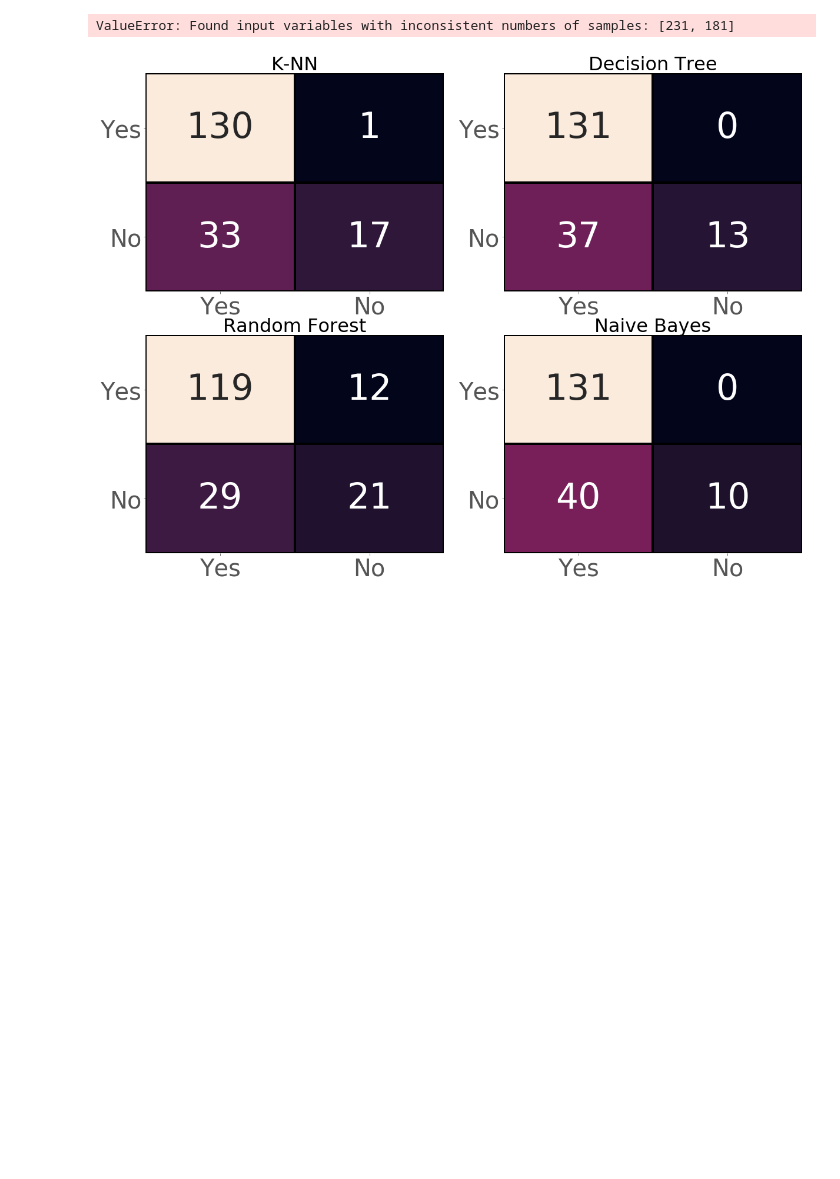
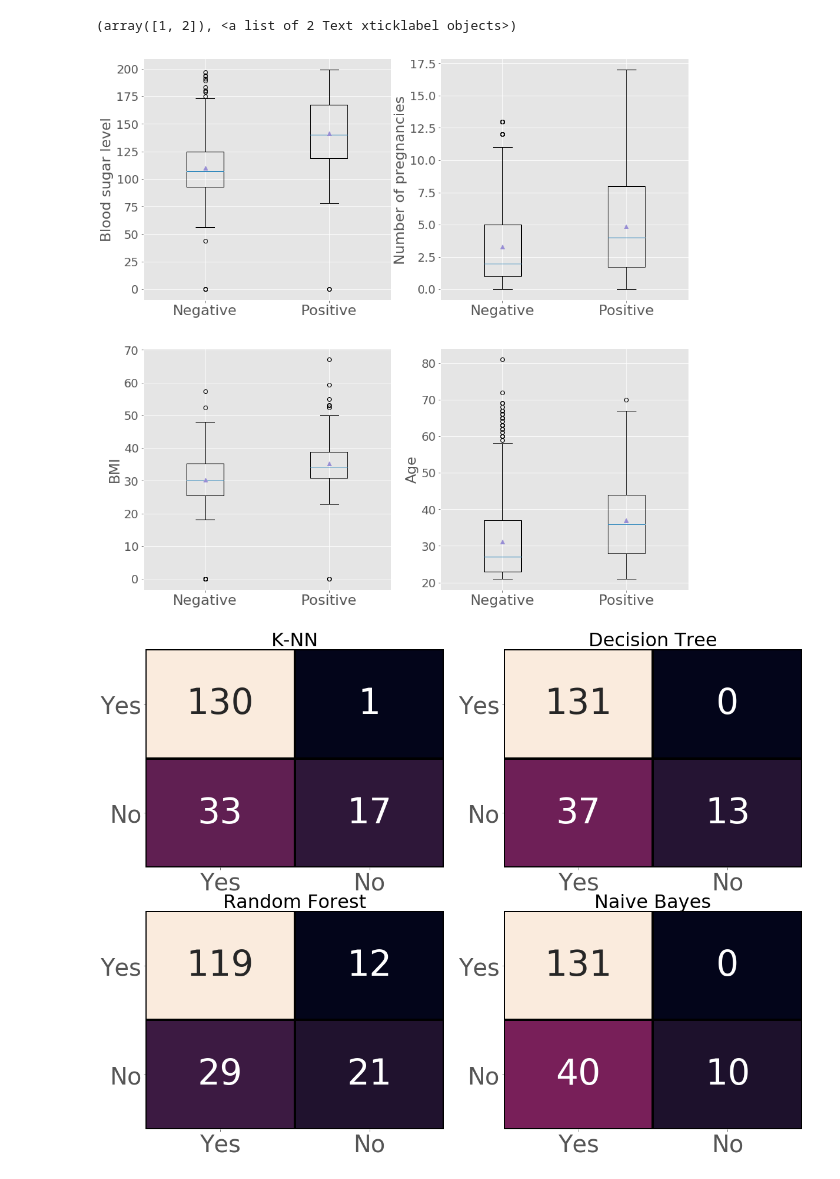
Before and after one commit to prantoamt/PIMA-Diabetes-Analysis-, a Jupyter notebook: PIMA.ipynb, the cells around one changed output. Saved outputs shown, nothing was run; the diff lists cells and outputs as text; code cells hidden in the pictures; blank space fills up the shorter version.

```diff
--- a/PIMA.ipynb
+++ b/PIMA.ipynb
@@ -589,10 +588,43 @@ generateRocAucCurve()
-# %%
-prob_knn = knn.predict_proba(df_KTH_frame)
-roc_auc_s_knn = roc_auc_score(y_test, prob_knn[:,1])
-# fpr_knn, tpr_knn, thresh_knn = roc_curve(y_test, prob_knn[:,1])
-# fpr
-# %% [output]
-ValueError: Found input variables with inconsistent numbers of samples: [231, 181]
+# %%
+diabetes_glucose = data_frame[data_frame["Outcome"]==1]["Glucose"]
+nondiabetes_glucose = data_frame[data_frame["Outcome"]==0]["Glucose"]
+diabetes_pregnancy = data_frame[data_frame["Outcome"]==1]["Pregnancies"]
+nondiabetes_pregnancy = data_frame[data_frame["Outcome"]==0]["Pregnancies"]
+diabetes_bmi = data_frame[data_frame["Outcome"]==1]["BMI"]
+nondiabetes_bmi = data_frame[data_frame["Outcome"]==0]["BMI"]
+diabetes_age = data_frame[data_frame["Outcome"]==1]["Age"]
+nondiabetes_age = data_frame[data_frame["Outcome"]==0]["Age"]
+
+f = plt.figure(figsize=(15,15))
+f.add_subplot(221)
+plt.boxplot([nondiabetes_glucose,diabetes_glucose], labels = ["Negative", "Positive"], showmeans=True, widths=0.3)
+plt.ylabel("Blood sugar level", size=22)
+plt.yticks(size=18)
+plt.xticks(size=22)
+
+f.add_subplot(222)
+plt.boxplot([nondiabetes_pregnancy,diabetes_pregnancy], labels = ["Negative", "Positive"], showmeans=True, widths=0.3)
+plt.ylabel("Number of pregnancies", size=22)
+plt.yticks(size=18)
+plt.xticks(size=22)
+
+f.add_subplot(223)
+plt.boxplot([nondiabetes_bmi,diabetes_bmi], labels = ["Negative", "Positive"], showmeans=True, widths=0.3)
+plt.ylabel("BMI", size=22)
+plt.yticks(size=18)
+plt.xticks(size=22)
+
+f.add_subplot(224)
+plt.boxplot([nondiabetes_age,diabetes_age], labels = ["Negative", "Positive"], showmeans=True, widths=0.3)
+plt.ylabel("Age", size=22)
+plt.yticks(size=18)
+plt.xticks(size=22)
+
+# plt.savefig("boxplot_for_kth.png")
+# df_KTH.describe()
+# %% [output]
+(array([1, 2]), <a list of 2 Text xticklabel objects>)
+[figure, added]
 # %%
 mat_dt = [[131,0],[37,13]]
 mat_knn = [[130,1],[33,17]]
```
Also changed, not shown: parts of 5 cells of this notebook, 1 other file.
